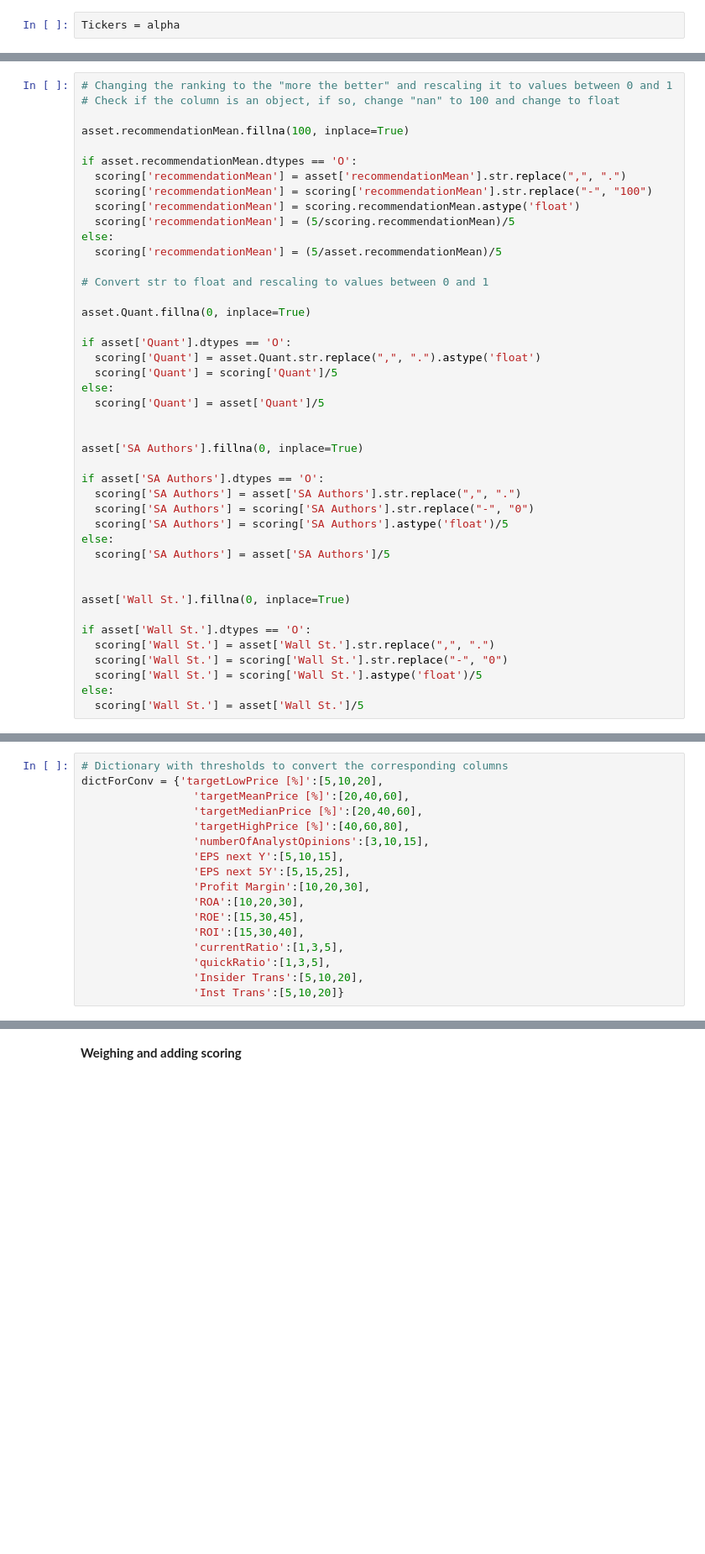
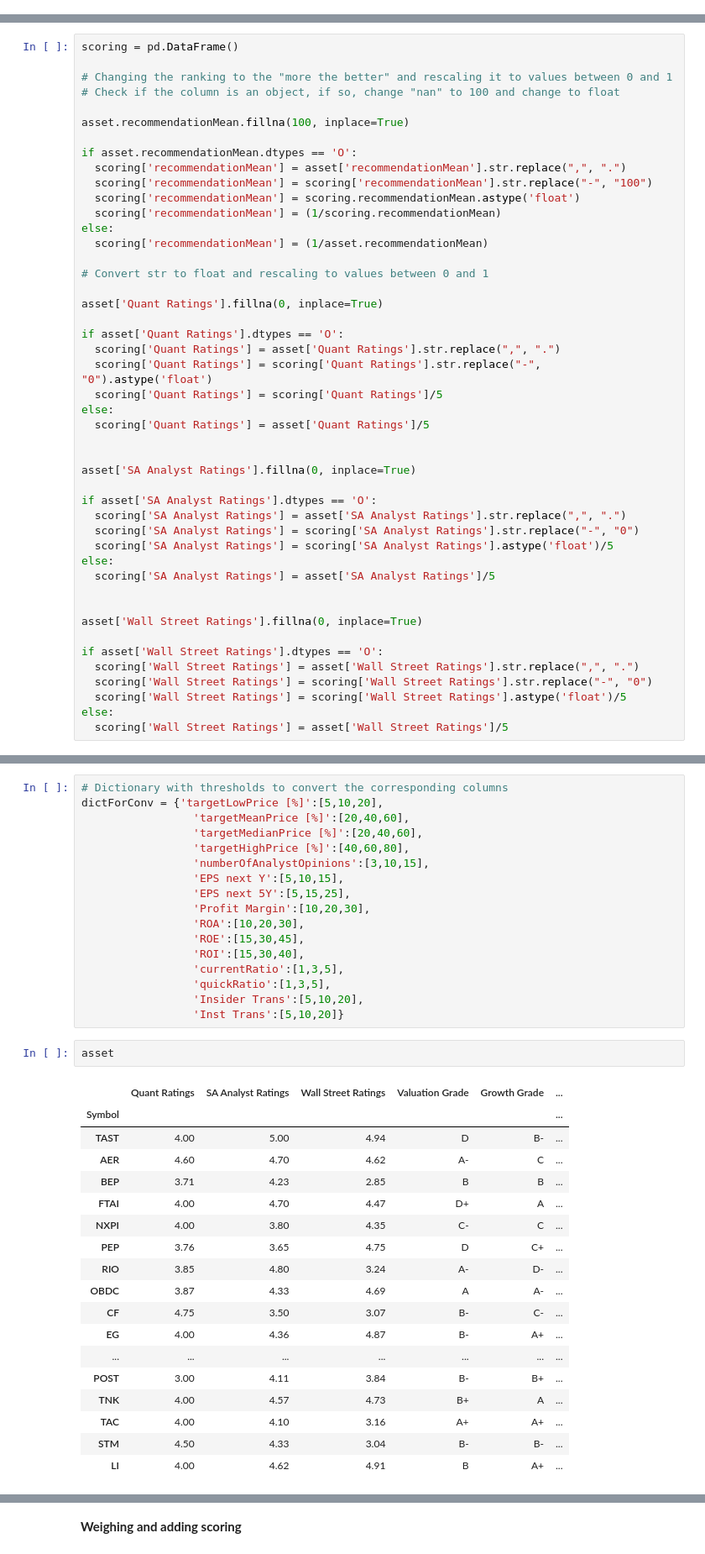
Before and after one commit to gdabrow/Investments, a Jupyter notebook: stockAnalysis.ipynb, the cells around one changed output, grey strips where cells are left out. Shown at 84% size. Cells and saved outputs as stored; diff of their text form; blank space fills up the shorter version.

```diff
--- a/stockAnalysis.ipynb
+++ b/stockAnalysis.ipynb
@@ -57,5 +45,3 @@ alpha = list(seekingalpha.Symbol)
-# %%
-Tickers = alpha
 # %% [markdown]
 **Downloading data from finviz and finance.yahoo**
 # %%
@@ -184,4 +174,6 @@ scoring = pd.DataFrame()
 # %%
+scoring = pd.DataFrame()
+
 # Changing the ranking to the "more the better" and rescaling it to values between 0 and 1
 # Check if the column is an object, if so, change "nan" to 100 and change to float
 
@@ -191,39 +183,40 @@ if asset.recommendationMean.dtypes == 'O':
   scoring['recommendationMean'] = asset['recommendationMean'].str.replace(",", ".")
   scoring['recommendationMean'] = scoring['recommendationMean'].str.replace("-", "100")
   scoring['recommendationMean'] = scoring.recommendationMean.astype('float')
-  scoring['recommendationMean'] = (5/scoring.recommendationMean)/5
+  scoring['recommendationMean'] = (1/scoring.recommendationMean)
 else:
-  scoring['recommendationMean'] = (5/asset.recommendationMean)/5
+  scoring['recommendationMean'] = (1/asset.recommendationMean)
 
 # Convert str to float and rescaling to values between 0 and 1
 
-asset.Quant.fillna(0, inplace=True)
+asset['Quant Ratings'].fillna(0, inplace=True)
 
-if asset['Quant'].dtypes == 'O':
-  scoring['Quant'] = asset.Quant.str.replace(",", ".").astype('float')
-  scoring['Quant'] = scoring['Quant']/5
+if asset['Quant Ratings'].dtypes == 'O':
+  scoring['Quant Ratings'] = asset['Quant Ratings'].str.replace(",", ".")
+  scoring['Quant Ratings'] = scoring['Quant Ratings'].str.replace("-", "0").astype('float')
+  scoring['Quant Ratings'] = scoring['Quant Ratings']/5
 else:
-  scoring['Quant'] = asset['Quant']/5
+  scoring['Quant Ratings'] = asset['Quant Ratings']/5
 
 
-asset['SA Authors'].fillna(0, inplace=True)
+asset['SA Analyst Ratings'].fillna(0, inplace=True)
 
-if asset['SA Authors'].dtypes == 'O':
-  scoring['SA Authors'] = asset['SA Authors'].str.replace(",", ".")
-  scoring['SA Authors'] = scoring['SA Authors'].str.replace("-", "0")
-  scoring['SA Authors'] = scoring['SA Authors'].astype('float')/5
+if asset['SA Analyst Ratings'].dtypes == 'O':
+  scoring['SA Analyst Ratings'] = asset['SA Analyst Ratings'].str.replace(",", ".")
+  scoring['SA Analyst Ratings'] = scoring['SA Analyst Ratings'].str.replace("-", "0")
+  scoring['SA Analyst Ratings'] = scoring['SA Analyst Ratings'].astype('float')/5
 else:
-  scoring['SA Authors'] = asset['SA Authors']/5
+  scoring['SA Analyst Ratings'] = asset['SA Analyst Ratings']/5
 
 
-asset['Wall St.'].fillna(0, inplace=True)
+asset['Wall Street Ratings'].fillna(0, inplace=True)
 
-if asset['Wall St.'].dtypes == 'O':
-  scoring['Wall St.'] = asset['Wall St.'].str.replace(",", ".")
-  scoring['Wall St.'] = scoring['Wall St.'].str.replace("-", "0")
-  scoring['Wall St.'] = scoring['Wall St.'].astype('float')/5
+if asset['Wall Street Ratings'].dtypes == 'O':
+  scoring['Wall Street Ratings'] = asset['Wall Street Ratings'].str.replace(",", ".")
+  scoring['Wall Street Ratings'] = scoring['Wall Street Ratings'].str.replace("-", "0")
+  scoring['Wall Street Ratings'] = scoring['Wall Street Ratings'].astype('float')/5
 else:
-  scoring['Wall St.'] = asset['Wall St.']/5
+  scoring['Wall Street Ratings'] = asset['Wall Street Ratings']/5
 # %%
 def conversion(x, thresholds):
 
@@ -267,3 +260,24 @@ dictForConv = {'targetLowPrice [%]':[5,10,20],
                  'quickRatio':[1,3,5],
                  'Insider Trans':[5,10,20],
                  'Inst Trans':[5,10,20]}
+# %%
+asset
+# %% [output]
+|  | Quant Ratings | SA Analyst Ratings | Wall Street Ratings | Valuation Grade | Growth Grade | ... |
+| Symbol |  |  |  |  |  | ... |
+| TAST | 4.00 | 5.00 | 4.94 | D | B- | ... |
+| AER | 4.60 | 4.70 | 4.62 | A- | C | ... |
+| BEP | 3.71 | 4.23 | 2.85 | B | B | ... |
+| FTAI | 4.00 | 4.70 | 4.47 | D+ | A | ... |
+| NXPI | 4.00 | 3.80 | 4.35 | C- | C | ... |
+| PEP | 3.76 | 3.65 | 4.75 | D | C+ | ... |
+| RIO | 3.85 | 4.80 | 3.24 | A- | D- | ... |
+| OBDC | 3.87 | 4.33 | 4.69 | A | A- | ... |
+| CF | 4.75 | 3.50 | 3.07 | B- | C- | ... |
+| EG | 4.00 | 4.36 | 4.87 | B- | A+ | ... |
+| ... | ... | ... | ... | ... | ... | ... |
+| POST | 3.00 | 4.11 | 3.84 | B- | B+ | ... |
+| TNK | 4.00 | 4.57 | 4.73 | B+ | A | ... |
+| TAC | 4.00 | 4.10 | 3.16 | A+ | A+ | ... |
+| STM | 4.50 | 4.33 | 3.04 | B- | B- | ... |
+| LI | 4.00 | 4.62 | 4.91 | B | A+ | ... |
```
Also changed, not shown: parts of 34 cells of this notebook.
